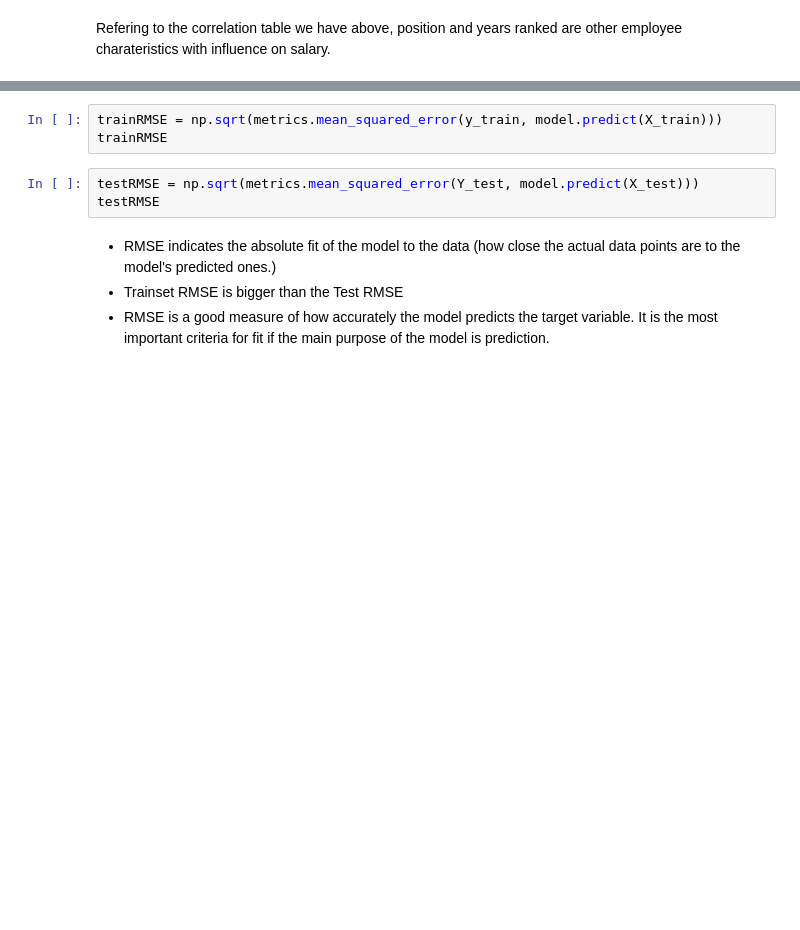
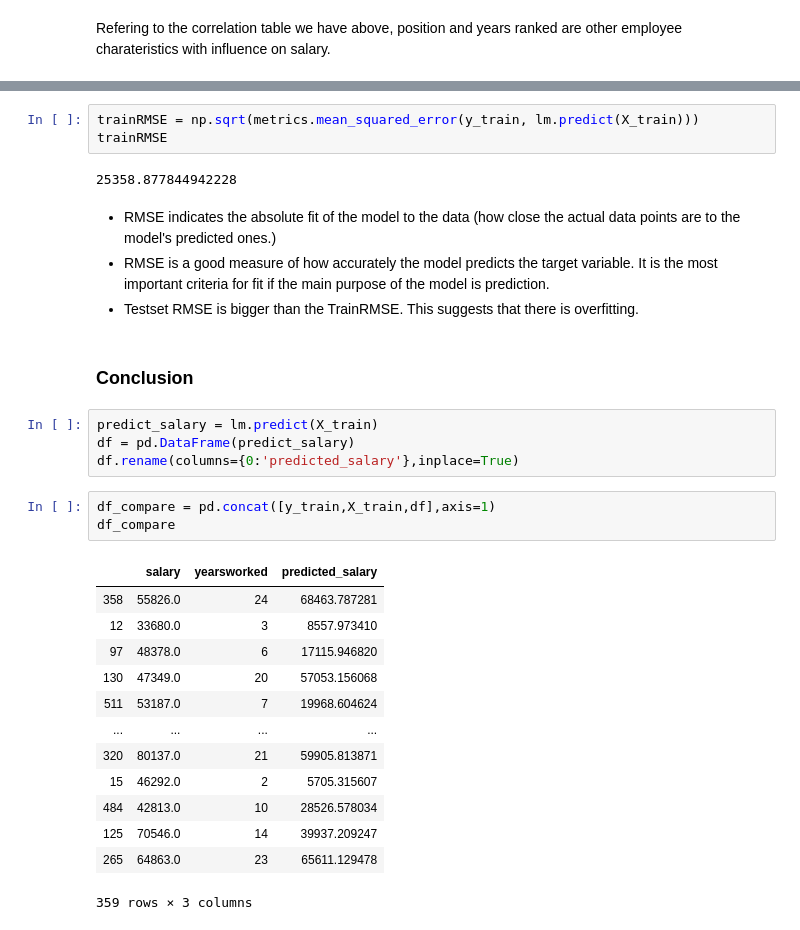
Before and after one commit to MphoKhotleng/Linear_Regression, a Jupyter notebook: linear_regression.ipynb, the cells around one changed output, grey strips where cells are left out. Cells and saved outputs as stored; diff of their text form; blank space fills up the shorter version.

```diff
--- a/linear_regression.ipynb
+++ b/linear_regression.ipynb
@@ -247,10 +290,32 @@ from sklearn import metrics
 # %%
-trainRMSE = np.sqrt(metrics.mean_squared_error(y_train, model.predict(X_train)))
+trainRMSE = np.sqrt(metrics.mean_squared_error(y_train, lm.predict(X_train)))
 trainRMSE
+# %% [output]
+25358.877844942228
-# %%
-testRMSE = np.sqrt(metrics.mean_squared_error(Y_test, model.predict(X_test)))
-testRMSE
 # %% [markdown]
 - RMSE indicates the absolute fit of the model to the data (how close the actual data points are to the model's predicted ones.)
-- Trainset RMSE is bigger than the Test RMSE
 - RMSE is a good measure of how accurately the model predicts the target variable. It is the most important criteria for fit if the main purpose of the model is prediction.
+- Testset RMSE is bigger than the TrainRMSE. This suggests that there is overfitting.
+# %% [markdown]
+### Conclusion
+# %%
+predict_salary = lm.predict(X_train)
+df = pd.DataFrame(predict_salary)
+df.rename(columns={0:'predicted_salary'},inplace=True)
+# %%
+df_compare = pd.concat([y_train,X_train,df],axis=1)
+df_compare
+# %% [output]
+|  | salary | yearsworked | predicted_salary |
+| 358 | 55826.0 | 24 | 68463.787281 |
+| 12 | 33680.0 | 3 | 8557.973410 |
+| 97 | 48378.0 | 6 | 17115.946820 |
+| 130 | 47349.0 | 20 | 57053.156068 |
+| 511 | 53187.0 | 7 | 19968.604624 |
+| ... | ... | ... | ... |
+| 320 | 80137.0 | 21 | 59905.813871 |
+| 15 | 46292.0 | 2 | 5705.315607 |
+| 484 | 42813.0 | 10 | 28526.578034 |
+| 125 | 70546.0 | 14 | 39937.209247 |
+| 265 | 64863.0 | 23 | 65611.129478 |
+359 rows × 3 columns
```
Also changed, not shown: parts of 33 cells of this notebook.
